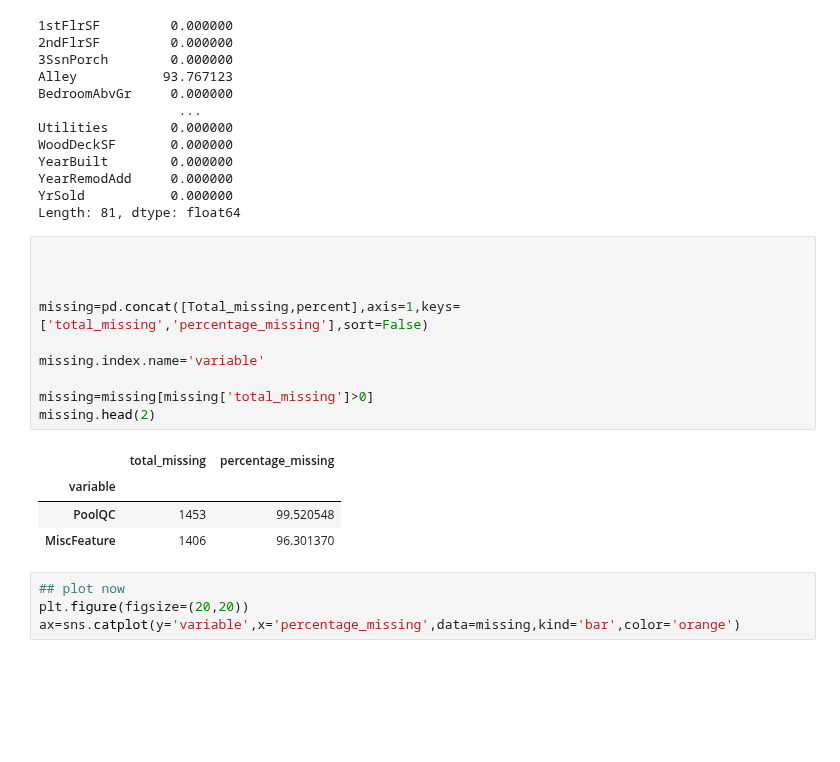
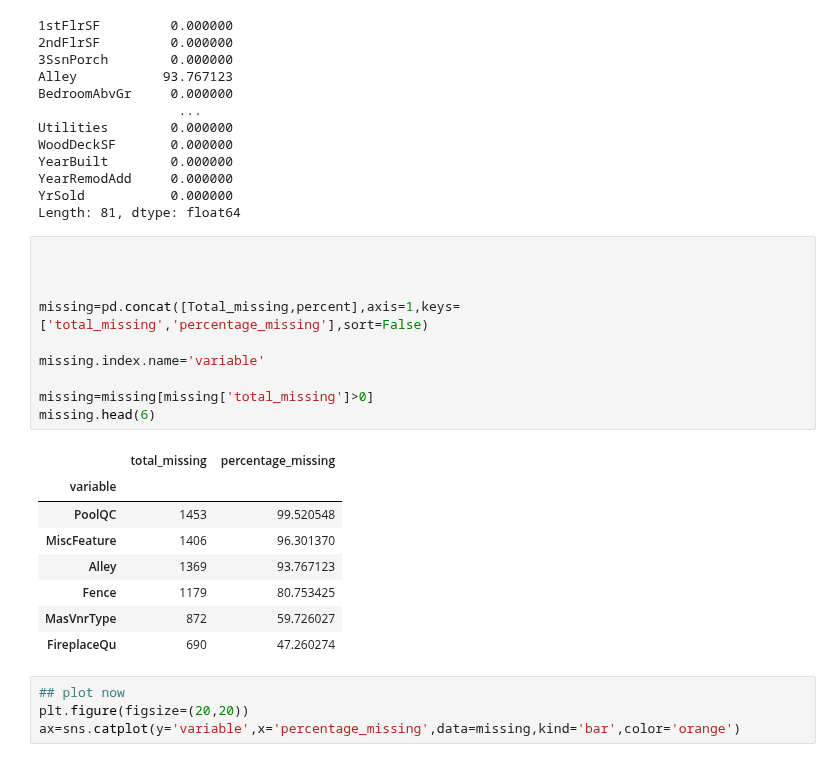
Before and after one commit to Karlajack/Machine_Learning_24e, a Jupyter notebook: WK2_House_project.ipynb, the cells around one changed output. Cells and saved outputs as stored; diff of their text form; blank space fills up the shorter version.

```diff
--- a/WK2_House_project.ipynb
+++ b/WK2_House_project.ipynb
@@ -122,18 +122,22 @@ Length: 81, dtype: float64
 # %%
 
 
 
 missing=pd.concat([Total_missing,percent],axis=1,keys=['total_missing','percentage_missing'],sort=False)
 
 missing.index.name='variable'
 
 missing=missing[missing['total_missing']>0]
-missing.head(2)
+missing.head(6)
 # %% [output]
 |  | total_missing | percentage_missing |
 | variable |  |  |
 | PoolQC | 1453 | 99.520548 |
 | MiscFeature | 1406 | 96.301370 |
+| Alley | 1369 | 93.767123 |
+| Fence | 1179 | 80.753425 |
+| MasVnrType | 872 | 59.726027 |
+| FireplaceQu | 690 | 47.260274 |
 # %%
 ## plot now
 plt.figure(figsize=(20,20))
```
Also changed, not shown: parts of 21 cells of this notebook.
